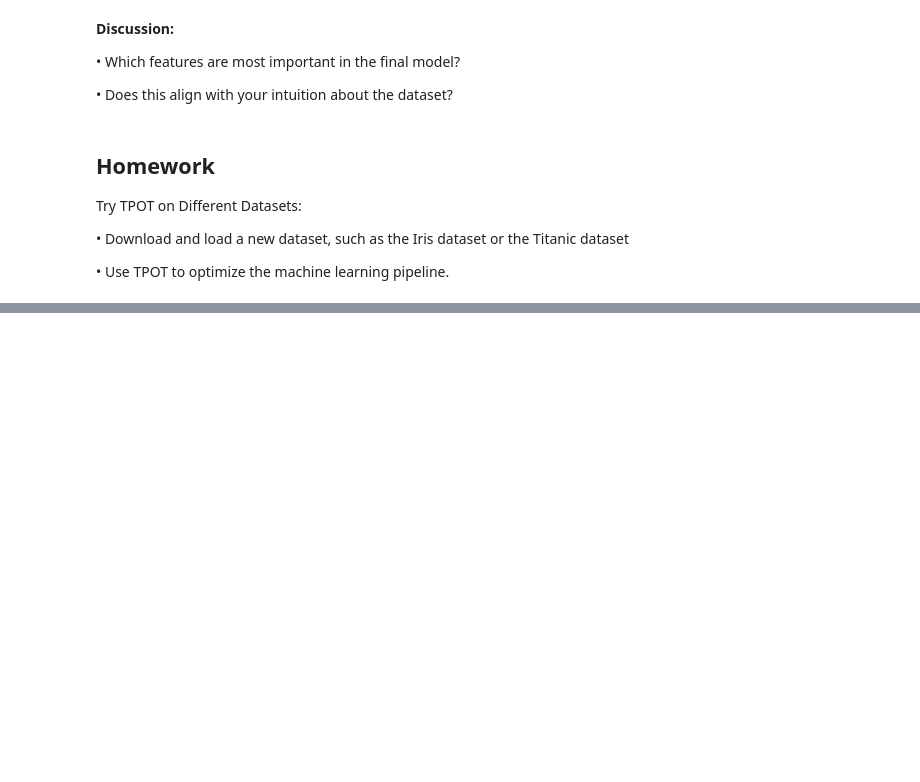
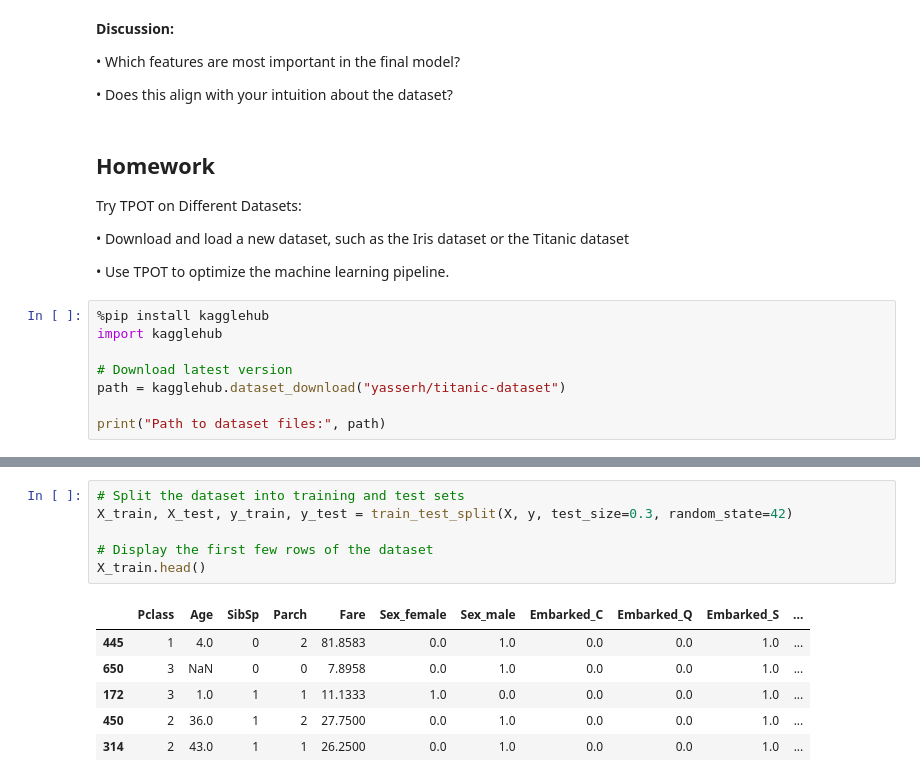
Before and after one commit to BastienCherel/Advanced-ML-I, a Jupyter notebook: Tutorial4/Lab4_AutoML_Application.ipynb, the cells around one changed output, grey strips where cells are left out. Drawn from its saved outputs; the diff is of its cells as text; blank space fills up the shorter version.

```diff
--- a/Tutorial4/Lab4_AutoML_Application.ipynb
+++ b/Tutorial4/Lab4_AutoML_Application.ipynb
@@ -345,3 +351,11 @@ Try TPOT on Different Datasets:
 •	Download and load a new dataset, such as the Iris dataset or the Titanic dataset
 
 •	Use TPOT to optimize the machine learning pipeline.
+# %%
+%pip install kagglehub
+import kagglehub
+
+# Download latest version
+path = kagglehub.dataset_download("yasserh/titanic-dataset")
+
+print("Path to dataset files:", path)
@@ -347,0 +452,13 @@ Try TPOT on Different Datasets:
+# %%
+# Split the dataset into training and test sets
+X_train, X_test, y_train, y_test = train_test_split(X, y, test_size=0.3, random_state=42)
+
+# Display the first few rows of the dataset
+X_train.head()
+# %% [output]
+|  | Pclass | Age | SibSp | Parch | Fare | Sex_female | Sex_male | Embarked_C | Embarked_Q | Embarked_S | ... |
+| 445 | 1 | 4.0 | 0 | 2 | 81.8583 | 0.0 | 1.0 | 0.0 | 0.0 | 1.0 | ... |
+| 650 | 3 | NaN | 0 | 0 | 7.8958 | 0.0 | 1.0 | 0.0 | 0.0 | 1.0 | ... |
+| 172 | 3 | 1.0 | 1 | 1 | 11.1333 | 1.0 | 0.0 | 0.0 | 0.0 | 1.0 | ... |
+| 450 | 2 | 36.0 | 1 | 2 | 27.7500 | 0.0 | 1.0 | 0.0 | 0.0 | 1.0 | ... |
+| 314 | 2 | 43.0 | 1 | 1 | 26.2500 | 0.0 | 1.0 | 0.0 | 0.0 | 1.0 | ... |
```
Also changed, not shown: parts of 12 cells of this notebook, 6 other files.
